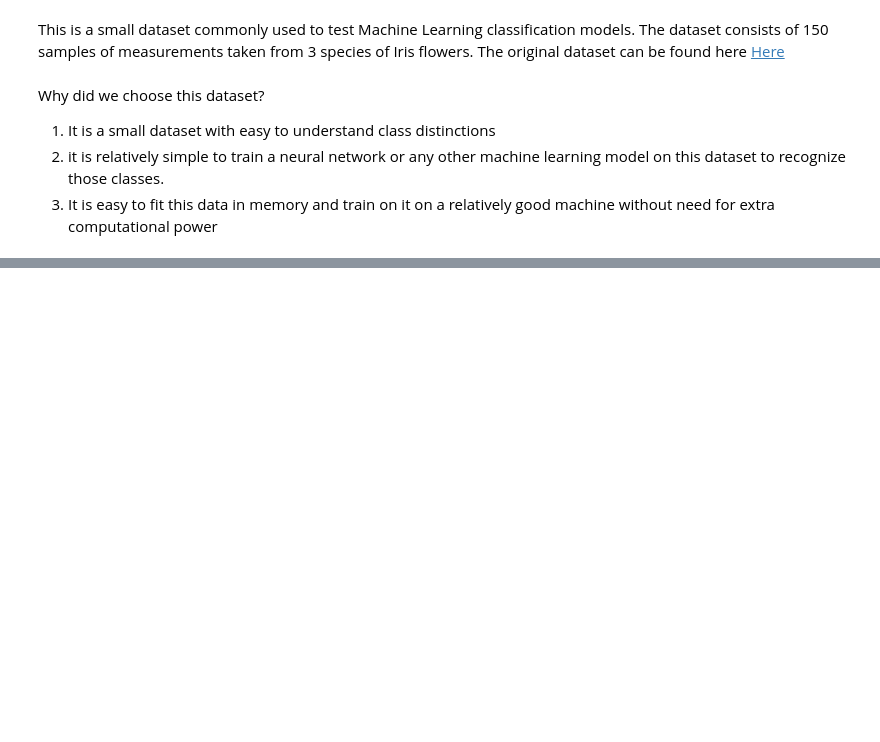
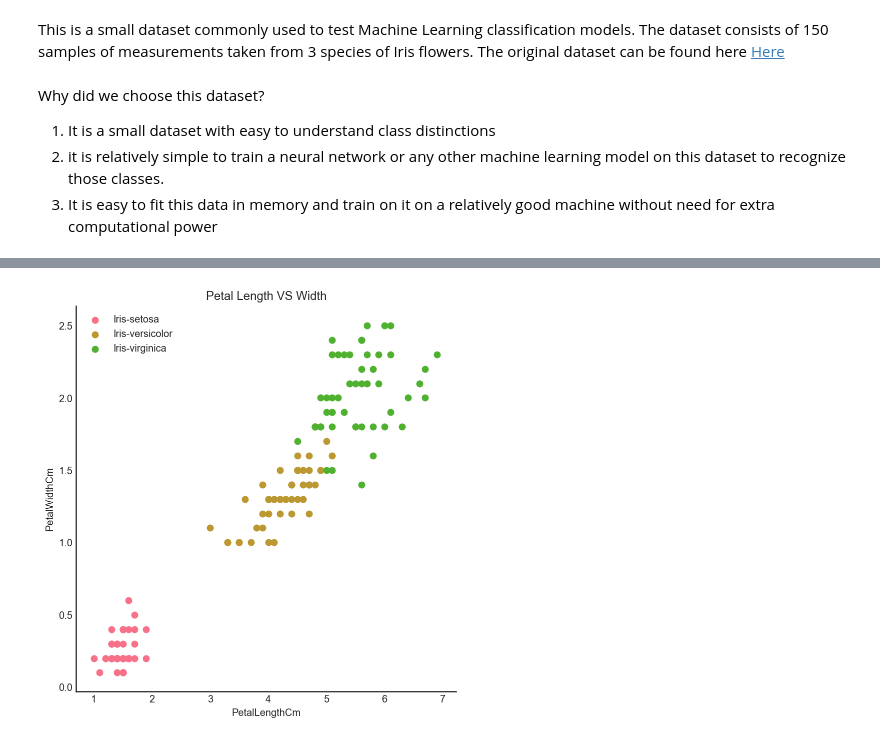
Before and after one commit to amuhebwa/FYS_Introduction_to_AI, a Jupyter notebook: iris_classification_FYS.ipynb, the cells around one changed output, grey strips where cells are left out. Saved outputs shown, nothing was run; the diff lists cells and outputs as text; code cells hidden in the pictures; blank space fills up the shorter version.

```diff
--- a/iris_classification_FYS.ipynb
+++ b/iris_classification_FYS.ipynb
@@ -29,0 +133,6 @@ Why did we choose this dataset?
+# %%
+petalPlt = sns.FacetGrid(dataset, hue="Species", height=6).map(plt.scatter, "PetalLengthCm", "PetalWidthCm")
+plt.legend(loc='upper left');
+plt.title("Petal Length VS Width");
+# %% [output]
+[figure, added]
```
Also changed, not shown: parts of 21 cells of this notebook.
